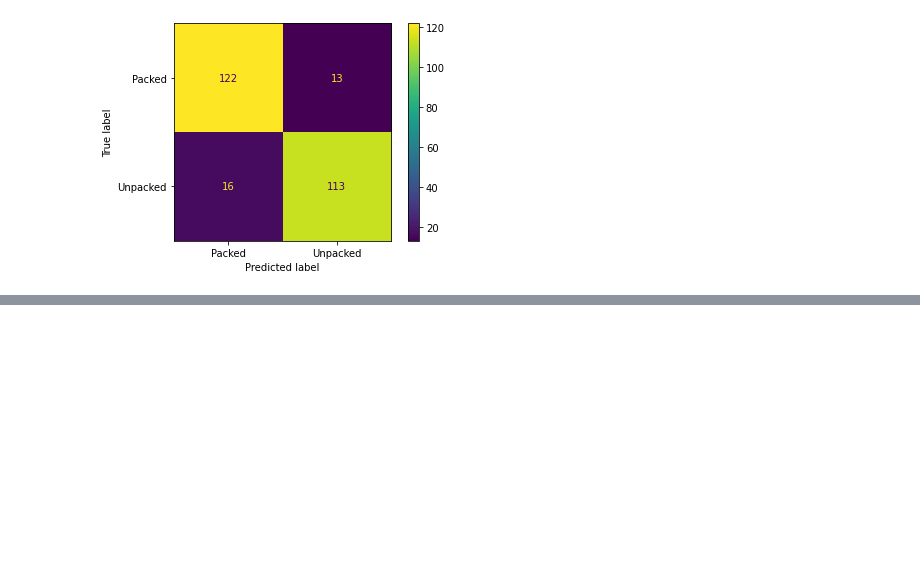
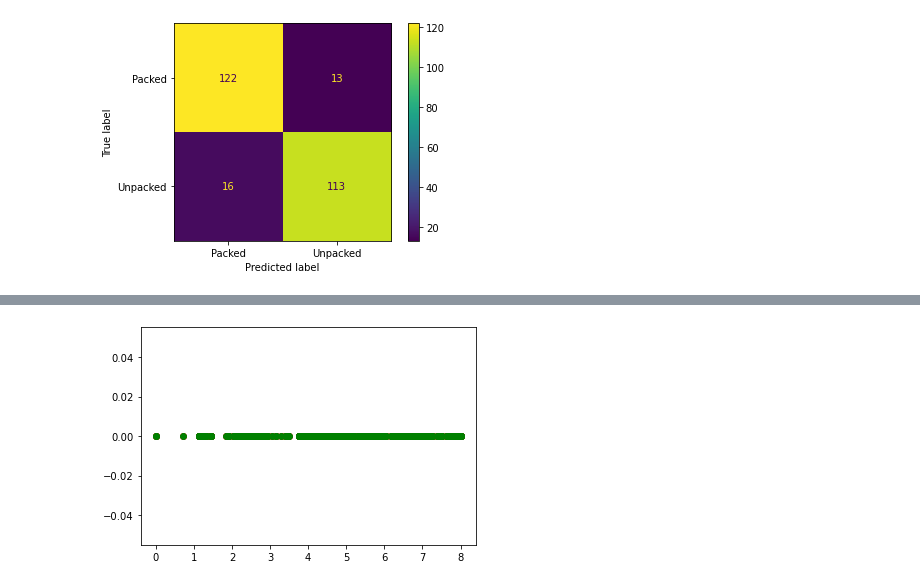
Before and after one commit to wwt9829/csec620-project, a Jupyter notebook: project.ipynb, the cells around one changed output, grey strips where cells are left out. Saved outputs shown, nothing was run; the diff lists cells and outputs as text; code cells hidden in the pictures; blank space fills up the shorter version.

Commit message:
add dbscan (not working yet), naive bayes

```diff
--- a/project.ipynb
+++ b/project.ipynb
@@ -266,0 +269,84 @@ Figure 3: k-Means Confusion Matrix
+# %%
+"""
+2.4 DBSCAN
+Author: Wyatt Tauber
+
+A sklearn DBSCAN implementation
+TODO: doesn't work yet
+"""
+from sklearn.cluster import DBSCAN
+
+import numpy as np
+import scipy as sp
+
+def dbscan_predict(dbscan_model, X_new, metric=sp.spatial.distance.cosine):
+    # Result is noise by default
+    y_new = np.ones(shape=len(X_new), dtype=int)*-1
+
+    # Iterate all input samples for a label
+    for j, x_new in enumerate(X_new):
+        # Find a core sample closer than EPS
+        for i, x_core in enumerate(dbscan_model.components_):
+            if metric(x_new, x_core) < dbscan_model.eps:
+                # Assign label of x_core to x_new
+                y_new[j] = dbscan_model.labels_[dbscan_model.core_sample_indices_[i]]
+                break
+
+    return y_new
+
+# reshape the data into 2 dimensions
+db_train_data = train_data.reshape(-1,1)
+db_test_data = test_data.reshape(-1,1)
+
+# merge the sets for DBSCAN
+db_total_data = np.concatenate([db_train_data, db_test_data])
+db_total_labels = np.concatenate([train_label, test_label])
+
+# run DBSCAN on the training data
+# TODO: hyperparameter tuning? plots?
+db = DBSCAN(eps=0.5, min_samples=10).fit(db_train_data)
+
+# make predictions on the data
+#db_predictions = db.labels_
+
+db_predictions = dbscan_predict(db, db_test_data)
+print(db_predictions)
+
+# TODO: shouldn't do this but idk how to get it to work otherwise
+# db_predictions[db_predictions > 1] = 1
+# db_predictions[db_predictions < 0] = 0
+
+# print the metrics
+db_accuracy = accuracy_score(labels, db_total_labels)
+db_precision = precision_score(labels, db_total_labels)
+db_recall = recall_score(labels, db_total_labels)
+db_f1 = f1_score(labels, db_total_labels)
+
+print("DBSCAN Metrics:")
+print("Accuracy:", db_accuracy)
+print("Precision:", db_precision)
+print("Recall:", db_recall)
+print("F1-score:", db_f1)
+
+# Building the label to colour mapping
+colours = {}
+colours[0] = 'r'
+colours[1] = 'g'
+
+# Building the colour vector for each data point
+cvec = [colours[label] for label in labels]
+
+# For the construction of the legend of the plot
+r = plt.scatter(db_total_data, np.zeros(len(db_total_data)), color ='r');
+g = plt.scatter(db_total_data, np.zeros(len(db_total_data)), color ='g');
+
+# Plotting P1 on the X-Axis and P2 on the Y-Axis
+# according to the colour vector defined
+plt.figure(figsize =(8, 8))
+plt.scatter(db_total_data, np.zeros(len(db_total_data)), c = cvec)
+
+# Building the legend
+plt.legend((r, g), ('Unpacked', 'Packed'))
+
+plt.show()
+# %% [output]
@@ -266,0 +366 @@ Figure 3: k-Means Confusion Matrix
+[figure, added]
```
Also changed, not shown: parts of 4 cells of this notebook.
